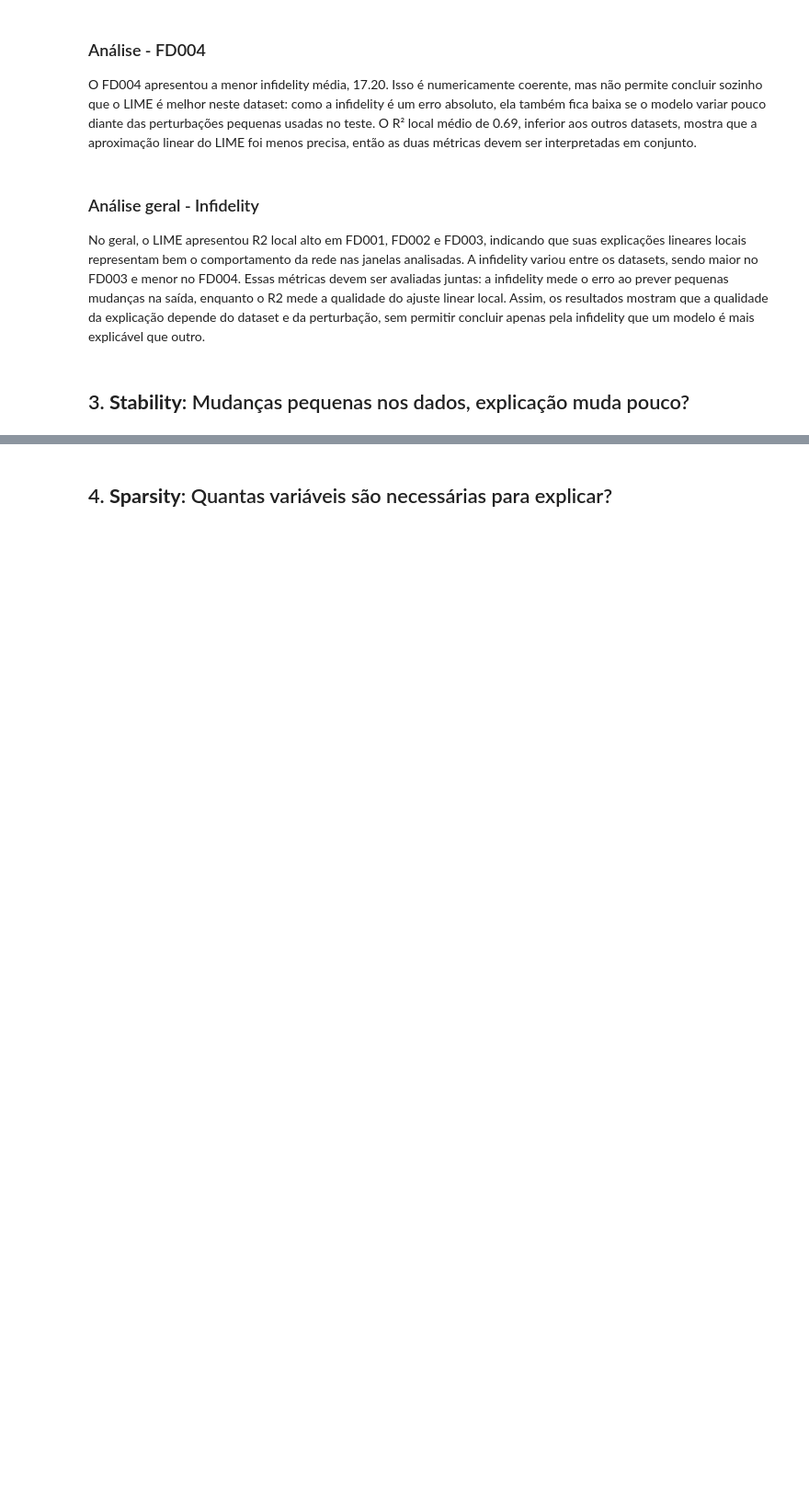
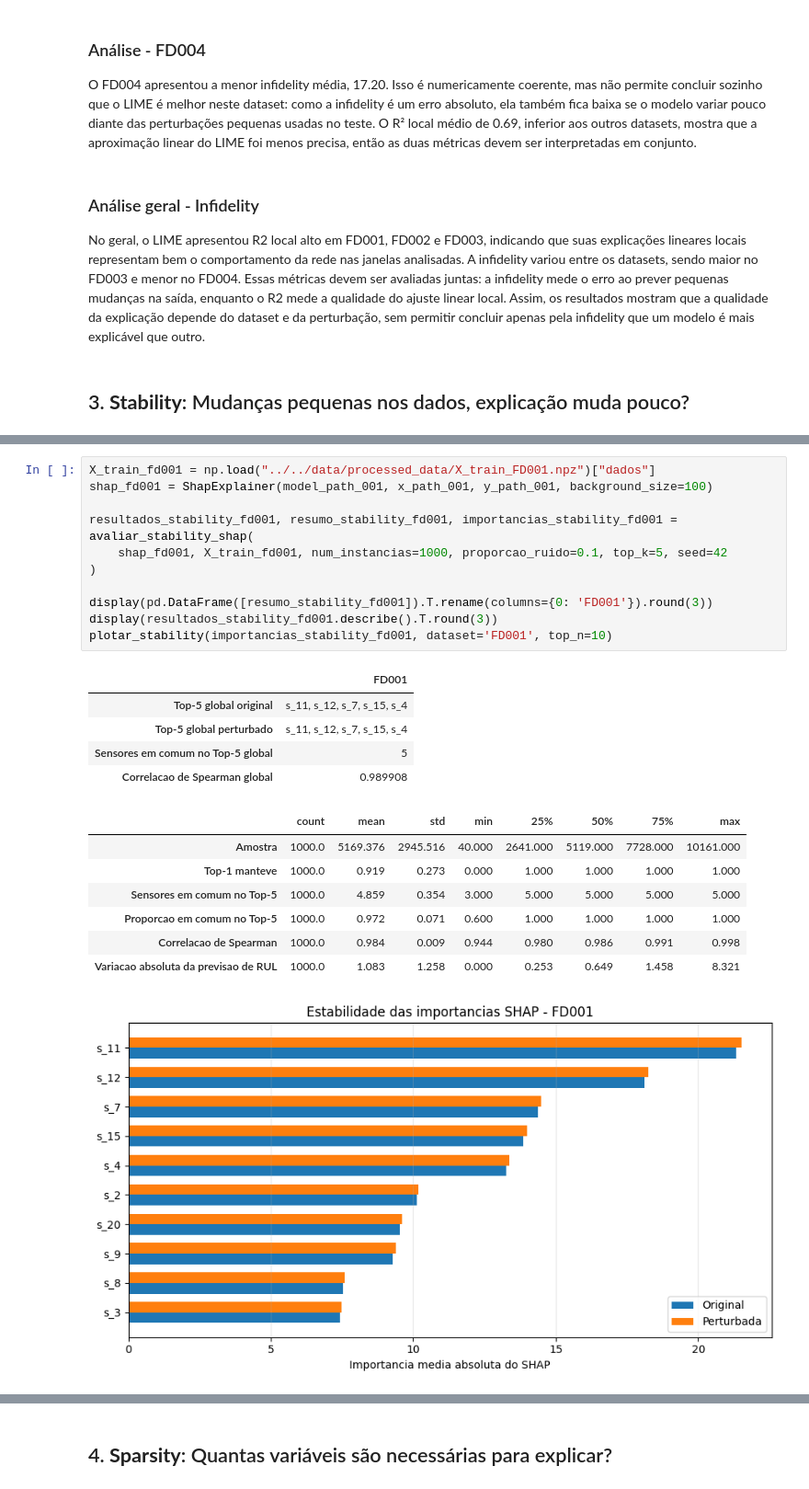
Before and after one commit to DaviSeiji/Turbofan-Engine-Degradation-Mestrado, a Jupyter notebook: notebooks/xai/03_analise_xai.ipynb, the cells around one changed output, grey strips where cells are left out. Shown at 92% size. Cells and saved outputs as stored; diff of their text form; blank space fills up the shorter version.

```diff
--- a/notebooks/xai/03_analise_xai.ipynb
+++ b/notebooks/xai/03_analise_xai.ipynb
@@ -453,0 +533,25 @@ No geral, o LIME apresentou R2 local alto em FD001, FD002 e FD003, indicando que
+# %%
+X_train_fd001 = np.load("../../data/processed_data/X_train_FD001.npz")["dados"]
+shap_fd001 = ShapExplainer(model_path_001, x_path_001, y_path_001, background_size=100)
+
+resultados_stability_fd001, resumo_stability_fd001, importancias_stability_fd001 = avaliar_stability_shap(
+    shap_fd001, X_train_fd001, num_instancias=1000, proporcao_ruido=0.1, top_k=5, seed=42
+)
+
+display(pd.DataFrame([resumo_stability_fd001]).T.rename(columns={0: 'FD001'}).round(3))
+display(resultados_stability_fd001.describe().T.round(3))
+plotar_stability(importancias_stability_fd001, dataset='FD001', top_n=10)
+# %% [output]
+|  | FD001 |
+| Top-5 global original | s_11, s_12, s_7, s_15, s_4 |
+| Top-5 global perturbado | s_11, s_12, s_7, s_15, s_4 |
+| Sensores em comum no Top-5 global | 5 |
+| Correlacao de Spearman global | 0.989908 |
+|  | count | mean | std | min | 25% | 50% | 75% | max |
+| Amostra | 1000.0 | 5169.376 | 2945.516 | 40.000 | 2641.000 | 5119.000 | 7728.000 | 10161.000 |
+| Top-1 manteve | 1000.0 | 0.919 | 0.273 | 0.000 | 1.000 | 1.000 | 1.000 | 1.000 |
+| Sensores em comum no Top-5 | 1000.0 | 4.859 | 0.354 | 3.000 | 5.000 | 5.000 | 5.000 | 5.000 |
+| Proporcao em comum no Top-5 | 1000.0 | 0.972 | 0.071 | 0.600 | 1.000 | 1.000 | 1.000 | 1.000 |
+| Correlacao de Spearman | 1000.0 | 0.984 | 0.009 | 0.944 | 0.980 | 0.986 | 0.991 | 0.998 |
+| Variacao absoluta da previsao de RUL | 1000.0 | 1.083 | 1.258 | 0.000 | 0.253 | 0.649 | 1.458 | 8.321 |
+[figure, added]
```
Also changed, not shown: parts of 33 cells of this notebook.
